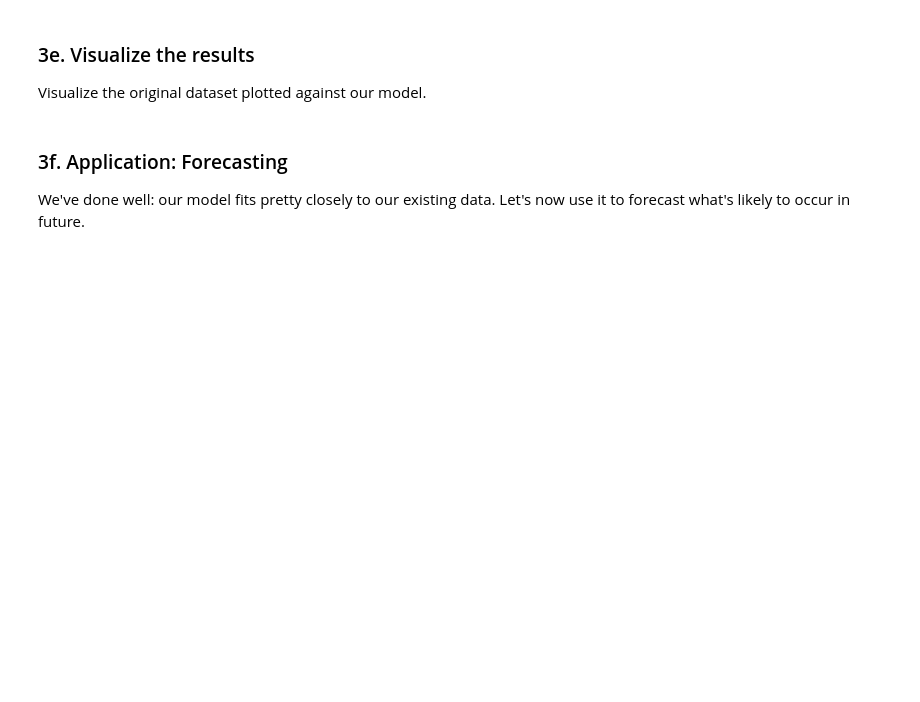
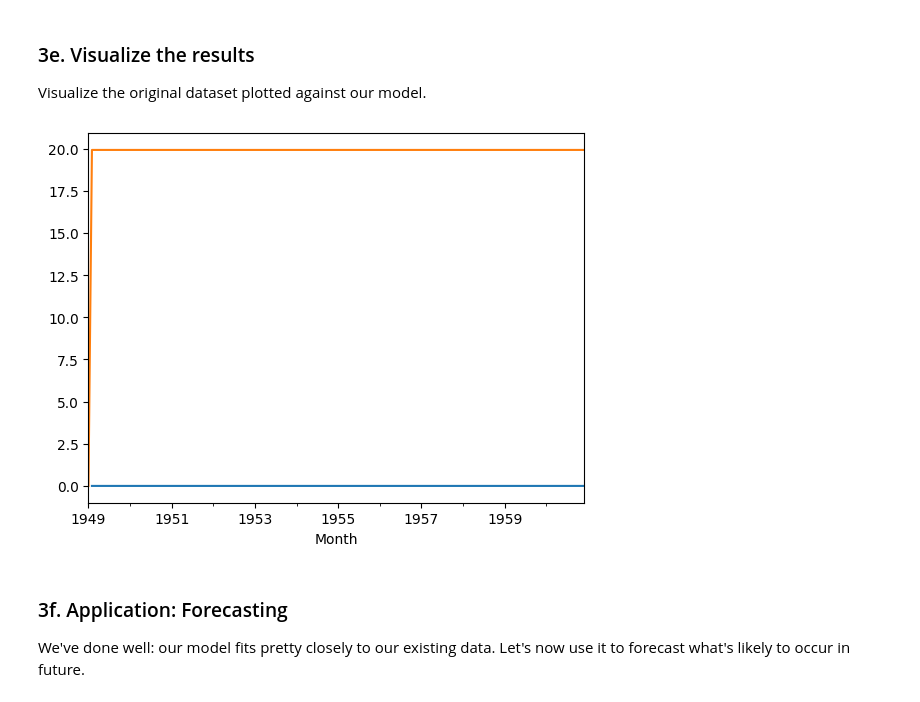
Before and after one commit to Gardenialover/dsc, a Jupyter notebook: unit 32.1 cowboy/Cowboys&CigrettesCaseStudy/Cowboy Cigarettes Case Study - Tier 3.ipynb, the cells around one changed output. Cells and saved outputs as stored; diff of their text form; code cells hidden in the pictures; blank space fills up the shorter version.

```diff
--- a/unit 32.1 cowboy/Cowboys&CigrettesCaseStudy/Cowboy Cigarettes Case Study - Tier 3.ipynb
+++ b/unit 32.1 cowboy/Cowboys&CigrettesCaseStudy/Cowboy Cigarettes Case Study - Tier 3.ipynb
@@ -390,2 +345,8 @@ SyntaxError: invalid syntax (1817871029.py, line 1)
+# %%
+from statsmodels.tsa.arima.model import ARIMA
+
+model_1 = ARIMA(y_log, order = (2,1,1))
+results = model_1.fit()
+future = results.forecast(24)
 # %% [markdown]
 We can take a look at a summary of the model this library has built around our data.
@@ -400,3 +380,11 @@ _ _ _
+# %%
+from statsmodels.graphics.tsaplots import plot_predict
+fig, ax = plt.subplots()
+y_diff.plot(ax=ax)
+results.predict().plot(ax=ax)
+plt.show()
+# %% [output]
+[figure, added]
 # %% [markdown]
 ### 3f. Application: Forecasting
 
```
Also changed, not shown: parts of 20 cells of this notebook.
